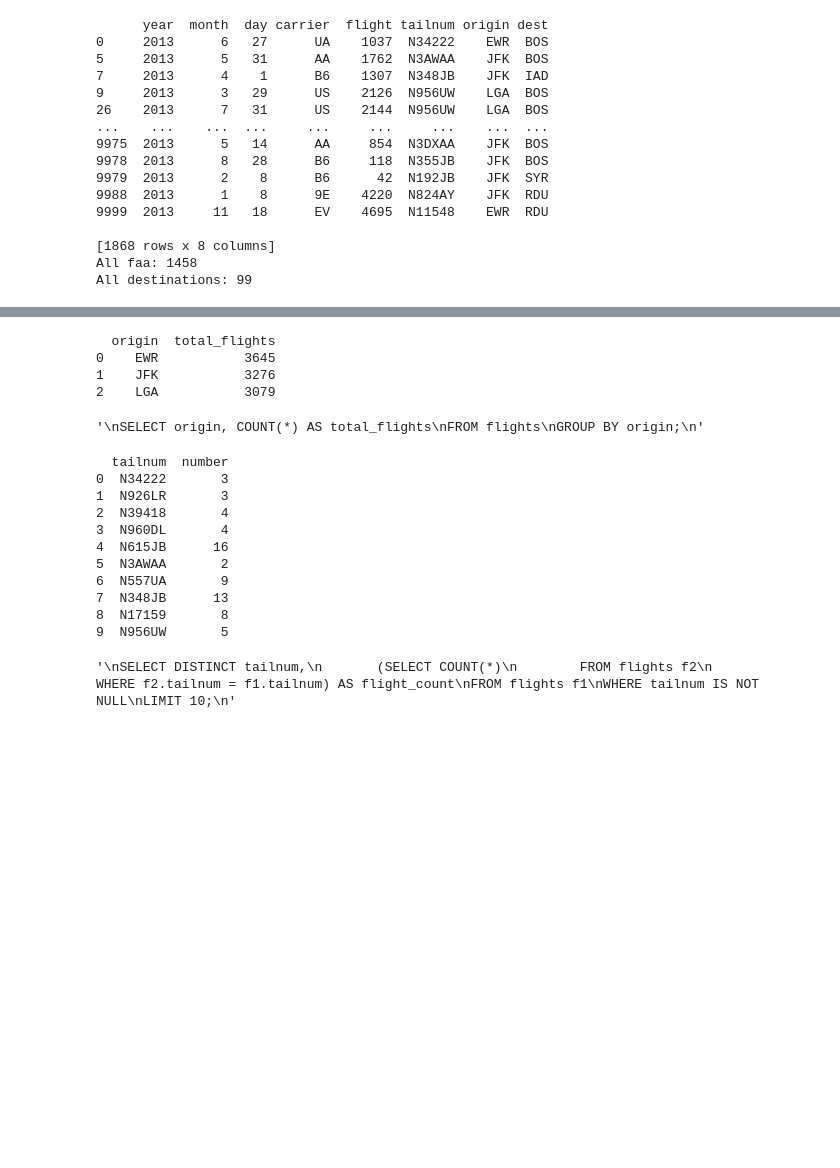
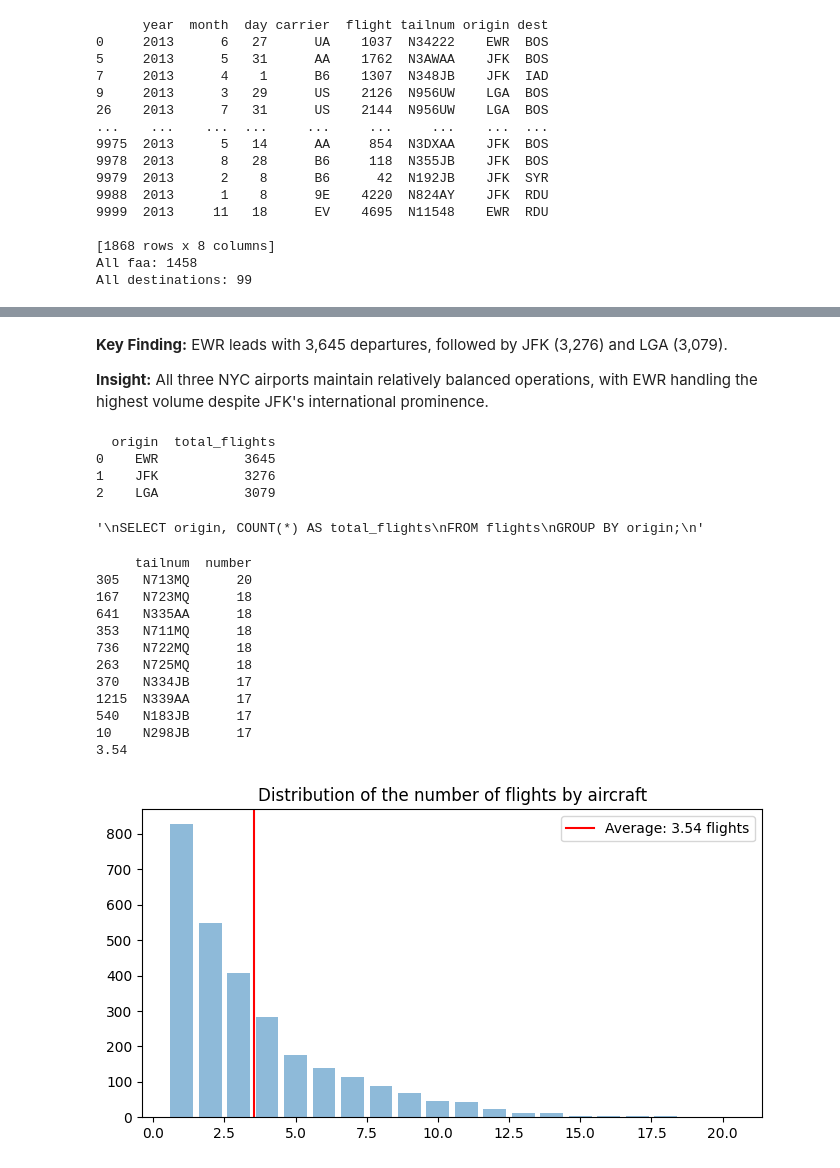
Before and after one commit to AliaksandrTrasko/joining_python_flights, a Jupyter notebook: code/04_subqueries.ipynb, the cells around one changed output, grey strips where cells are left out. Cells and saved outputs as stored; diff of their text form; code cells hidden in the pictures; blank space fills up the shorter version.

```diff
--- a/code/04_subqueries.ipynb
+++ b/code/04_subqueries.ipynb
@@ -141,3 +164,8 @@ print(result)
+# %% [markdown]
+**Key Finding:**
+EWR leads with 3,645 departures, followed by JFK (3,276) and LGA (3,079).
+
+**Insight:** All three NYC airports maintain relatively balanced operations, with EWR handling the highest volume despite JFK's international prominence.
 # %%
 # Instead of a subquery in SELECT
 
@@ -156,26 +184,53 @@ GROUP BY origin;
 '\nSELECT origin, COUNT(*) AS total_flights\nFROM flights\nGROUP BY origin;\n'
 # %%
 # For each aircraft, show the total number of flights
+
 notnull = flights_df[flights_df['tailnum'].notna()]
+counts = (
+    notnull
+    .groupby('tailnum')
+    .size()
+    .reset_index(name="number")
+)
 
-counts = notnull.groupby('tailnum').size().reset_index(name="number")
 result = (
     flights_df[['tailnum']]
     .drop_duplicates()
     .merge(counts, on='tailnum')
+    .sort_values('number', ascending=False)
     .head(10)
 )
 print(result)
+
+average_flights = round(counts['number'].mean(), 2)
+print(average_flights)
+
+
+# Создаем распределение количества полётов по самолётам
+flight_counts = (
+    counts['number']
+    .value_counts()
+    .sort_index()
+)   # Counts how many planes have each number of flights
+# print(flight_counts)
+
+plt.figure(figsize=(8, 4))
+plt.bar(flight_counts.index, flight_counts.values, alpha=0.5)
+plt.title('Distribution of the number of flights by aircraft')
+plt.axvline(x=average_flights, color='red', label=f'Average: {average_flights} flights')
+plt.legend()
+plt.show()
 # %% [output]
-  tailnum  number
-0  N34222       3
-1  N926LR       3
-2  N39418       4
-3  N960DL       4
-4  N615JB      16
-5  N3AWAA       2
-6  N557UA       9
-7  N348JB      13
-8  N17159       8
-9  N956UW       5
+     tailnum  number
+305   N713MQ      20
+167   N723MQ      18
+641   N335AA      18
+353   N711MQ      18
+736   N722MQ      18
+263   N725MQ      18
+370   N334JB      17
+1215  N339AA      17
+540   N183JB      17
+10    N298JB      17
+3.54
-'\nSELECT DISTINCT tailnum,\n       (SELECT COUNT(*)\n        FROM flights f2\n        WHERE f2.tailnum = f1.tailnum) AS flight_count\nFROM flights f1\nWHERE tailnum IS NOT NULL\nLIMIT 10;\n'
+[figure, added]
```
Also changed, not shown: parts of 12 cells of this notebook, 1 other file.
